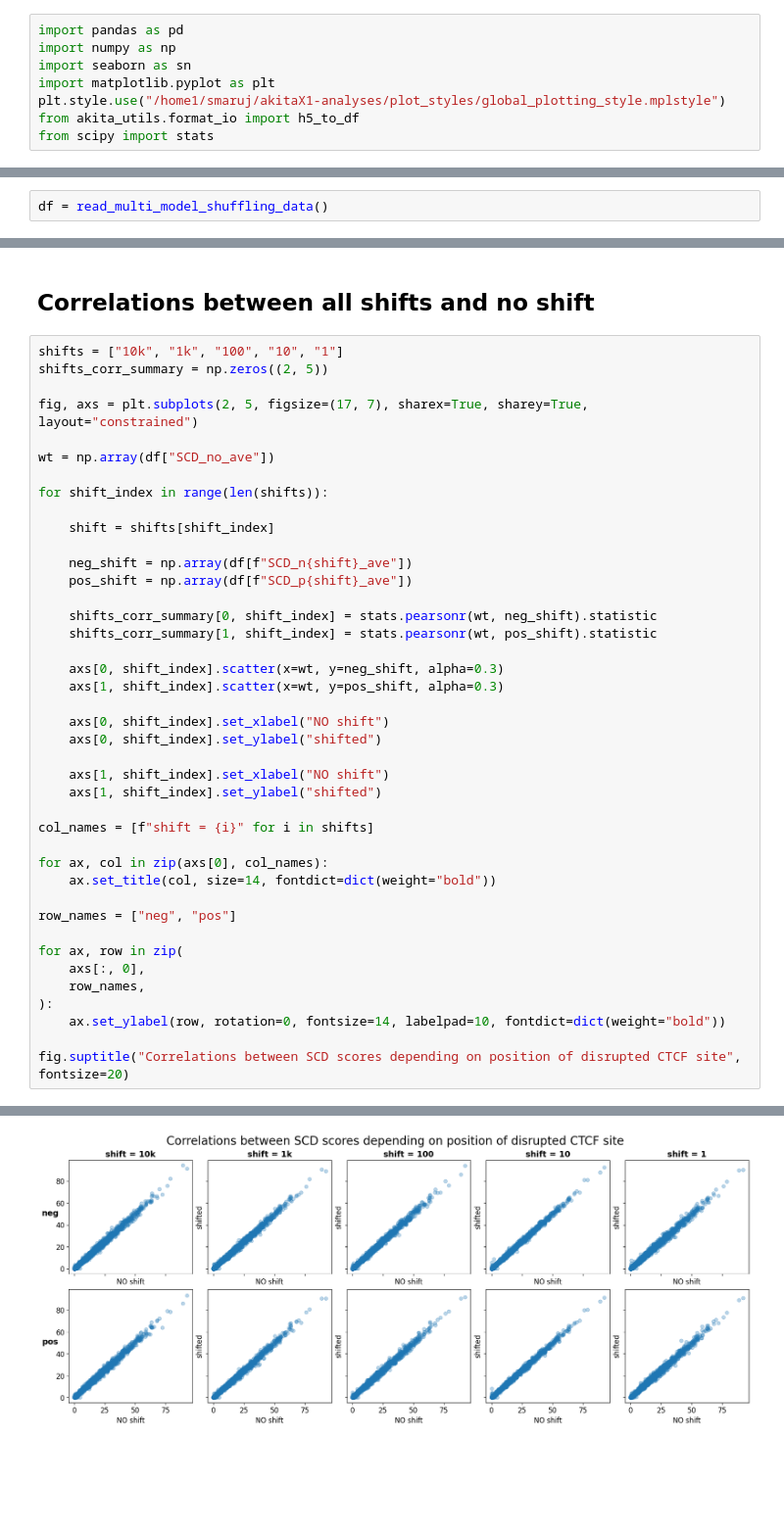
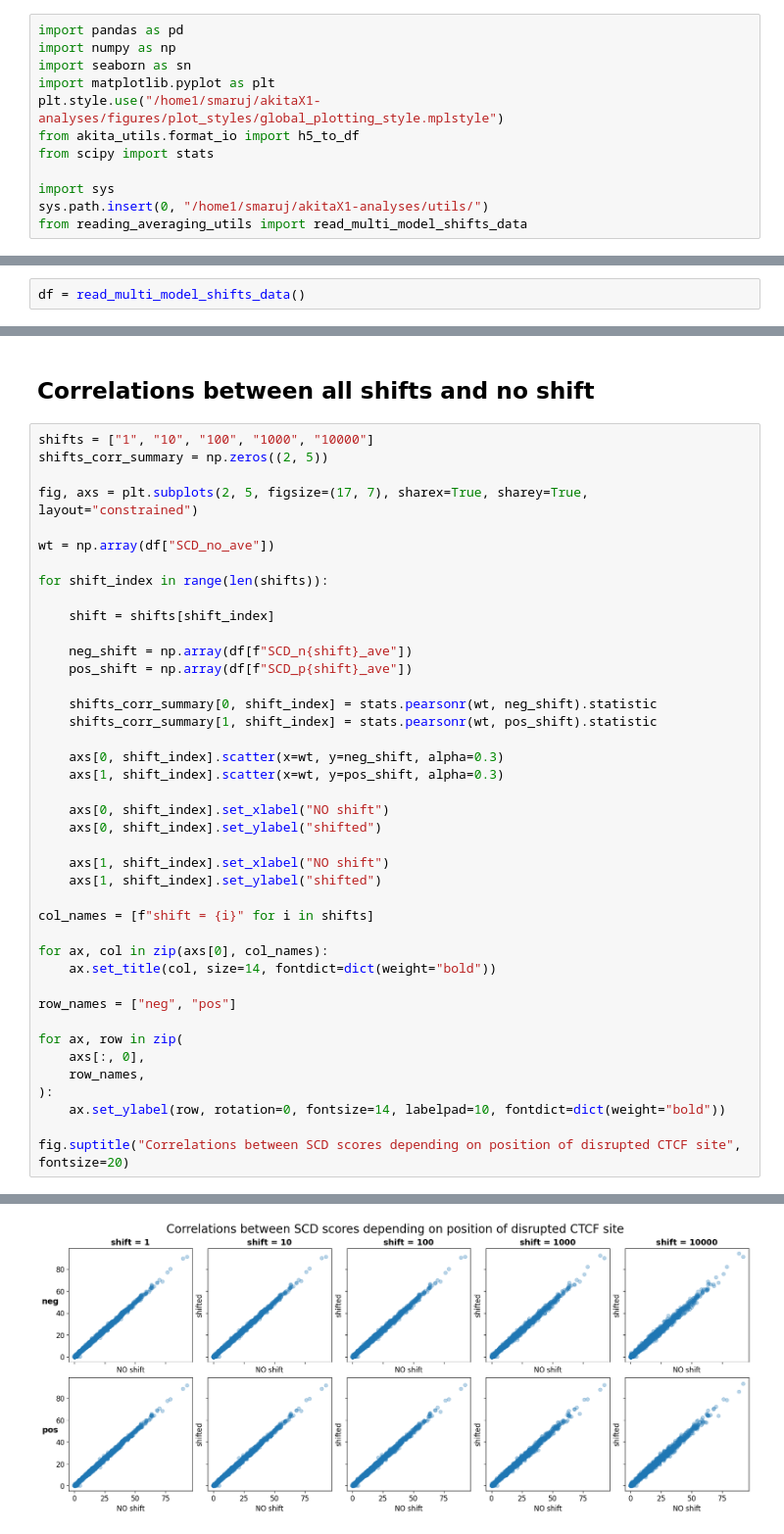
Before and after one commit to Fudenberg-Research-Group/akitaV2-analyses, a Jupyter notebook: experiments/genomic_disruption/shifted_permutations/analysis/analysis.ipynb, the cells around one changed output, grey strips where cells are left out. Shown at 98% size. Cells and saved outputs as stored; diff of their text form; blank space fills up the shorter version.

Commit message:
making reading functions more concise, updating notebooks

```diff
--- a/experiments/genomic_disruption/shifted_permutations/analysis/analysis.ipynb
+++ b/experiments/genomic_disruption/shifted_permutations/analysis/analysis.ipynb
@@ -3,6 +3,10 @@ import pandas as pd
 import numpy as np
 import seaborn as sn
 import matplotlib.pyplot as plt
-plt.style.use("/home1/smaruj/akitaX1-analyses/plot_styles/global_plotting_style.mplstyle")
+plt.style.use("/home1/smaruj/akitaX1-analyses/figures/plot_styles/global_plotting_style.mplstyle")
 from akita_utils.format_io import h5_to_df
 from scipy import stats
+
+import sys
+sys.path.insert(0, "/home1/smaruj/akitaX1-analyses/utils/")
+from reading_averaging_utils import read_multi_model_shifts_data
@@ -13,5 +20,5 @@ from reading_averaging_utils import read_multi_model_shuffling_data
 # %%
-df = read_multi_model_shuffling_data()
+df = read_multi_model_shifts_data()
 # %% [markdown]
 ## Correlation between +10kb shift and wt
 # %%
@@ -34,7 +41,7 @@ Text(0.71, 0.05, 'Pearson R = 0.9977')
 # %% [markdown]
 ## Correlations between all shifts and no shift
 # %%
-shifts = ["10k", "1k", "100", "10", "1"]
+shifts = ["1", "10", "100", "1000", "10000"]
 shifts_corr_summary = np.zeros((2, 5))
 
 fig, axs = plt.subplots(2, 5, figsize=(17, 7), sharex=True, sharey=True, layout="constrained")
@@ -49,34 +56,34 @@ for shift_index in range(len(shifts)):
     pos_shift = np.array(df[f"SCD_p{shift}_ave"])
 
     shifts_corr_summary[0, shift_index] = stats.pearsonr(wt, neg_shift).statistic
     shifts_corr_summary[1, shift_index] = stats.pearsonr(wt, pos_shift).statistic
 
     axs[0, shift_index].scatter(x=wt, y=neg_shift, alpha=0.3)
     axs[1, shift_index].scatter(x=wt, y=pos_shift, alpha=0.3)
 
     axs[0, shift_index].set_xlabel("NO shift")
     axs[0, shift_index].set_ylabel("shifted")
 
     axs[1, shift_index].set_xlabel("NO shift")
     axs[1, shift_index].set_ylabel("shifted")
 
 col_names = [f"shift = {i}" for i in shifts]
 
 for ax, col in zip(axs[0], col_names):
     ax.set_title(col, size=14, fontdict=dict(weight="bold"))
 
 row_names = ["neg", "pos"]
 
 for ax, row in zip(
     axs[:, 0],
     row_names,
 ):
     ax.set_ylabel(row, rotation=0, fontsize=14, labelpad=10, fontdict=dict(weight="bold"))
 
 fig.suptitle("Correlations between SCD scores depending on position of disrupted CTCF site", fontsize=20)
 # %% [output]
 Text(0.5, 0.98, 'Correlations between SCD scores depending on position of disrupted CTCF site')
-[figure, old version]
+[figure, new version]
 # %%
 shifts_corr_summary
 # %% [output]
```
Also changed, not shown: parts of 5 cells of this notebook, 6 other files.
